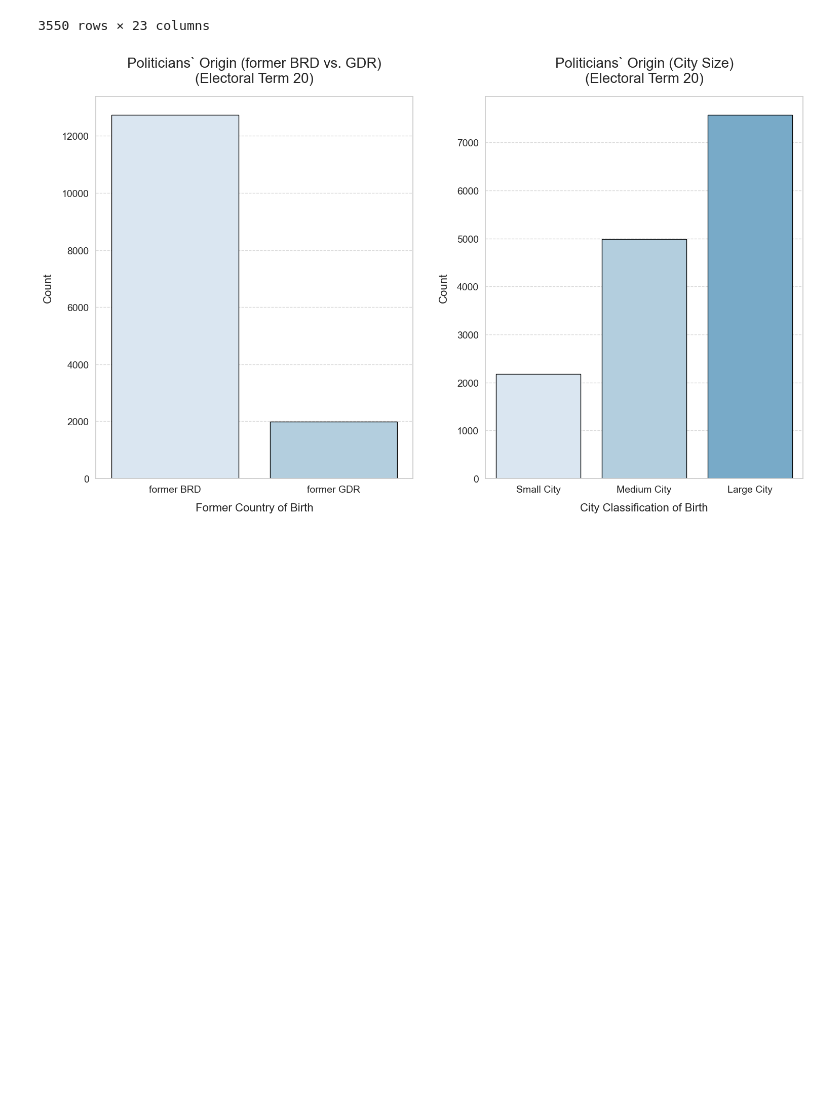
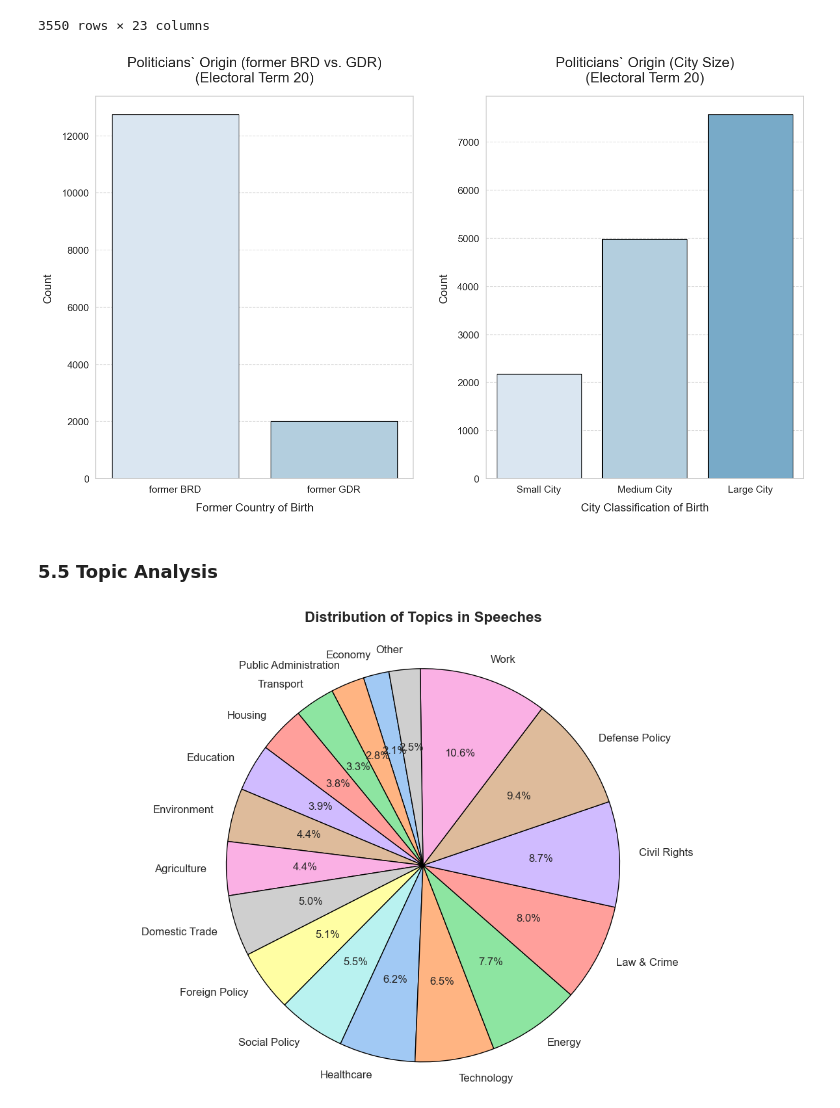
Before and after one commit to committopush/Thesis, a Jupyter notebook: Data_Cleaning_v4.ipynb, the cells around one changed output. Saved outputs shown, nothing was run; the diff lists cells and outputs as text; code cells hidden in the pictures; blank space fills up the shorter version.

Commit message:
Added Topic Analysis in EDA

```diff
--- a/Data_Cleaning_v4.ipynb
+++ b/Data_Cleaning_v4.ipynb
@@ -18,8 +20,7 @@ content_raw = pd.read_pickle('03_final/speech_content.pkl')
 contributions_raw = pd.read_pickle('03_final/contributions_simplified.pkl')
 politicians_raw = pd.read_csv('03_final/politicians.csv')
 factions_raw = pd.read_pickle('03_final/factions.pkl')
-contributions_raw = pd.read_pickle('03_final/contributions_simplified.pkl')
-topics_raw = pd.read_pickle('03_final/dims.pkl')
+topics_raw = pd.read_csv('03_final/speech_content_topics.csv', index_col=0)
 # %%
 content_raw.head()
 # %% [output]
@@ -1500,3 +1630,54 @@ plt.savefig("distribution_former_country_city_classification_electoral_term_20.p
 plt.show()
 # %% [output]
 [figure]
+# %% [markdown]
+### 5.5 Topic Analysis
+# %%
+# Filter out "no topic" and calculate category percentages
+content_df_features_without_no_topic = content_df_features_topic[(content_df_features_topic['main_category'] != 'no topic') & (content_df_features_without_no_topic['electoral_term'] == 20)&(content_df_features_without_no_topic['position_short'] != 'Presidium of Parliament')]
+
+
+# Count the number of speeches in each category
+category_counts = content_df_features_without_no_topic['main_category'].value_counts()
+total_count = category_counts.sum()
+
+# Group categories with less than 2% into "Other"
+threshold = 0.02 * total_count  # Threshold for grouping
+category_counts_grouped = category_counts.copy()
+category_counts_grouped['Other'] = category_counts_grouped[category_counts_grouped < threshold].sum()
+category_counts_grouped = category_counts_grouped[category_counts_grouped >= threshold]
+
+# Place "Other" at the end
+category_counts_grouped = category_counts_grouped.sort_values(ascending=True)
+if 'Other' in category_counts_grouped.index:
+    other_value = category_counts_grouped['Other']
+    category_counts_grouped = category_counts_grouped.drop('Other')
+    category_counts_grouped['Other'] = other_value
+
+# Labels for the pie chart
+labels = category_counts_grouped.index
+
+# Plot the pie chart
+plt.figure(figsize=(12, 8))
+colors = sns.color_palette('pastel', len(category_counts_grouped))  # Use a pastel color palette
+wedges, texts, autotexts = plt.pie(
+    category_counts_grouped,
+    labels=labels,
+    autopct='%1.1f%%',
+    startangle=100,
+    colors=colors,
+    wedgeprops={'edgecolor': 'black'},  # Add black borders for better separation
+    textprops={'fontsize': 12}  # Adjust text size for readability
+)
+
+# Add a title and styling
+plt.title('Distribution of Topics in Speeches', fontsize=16, weight='bold', y=1.05)  # Add more space between the title and the chart
+plt.axis('equal')  # Equal aspect ratio ensures that the pie is drawn as a circle
+plt.tight_layout(rect=[0, 0, 1, 0.95])  # Adjust layout to prevent label/title overlap
+
+# save plot
+plt.savefig('topic_distribution.png', dpi=300)
+# Show the plot
+plt.show()
+# %% [output]
+[figure, added]
```
Also changed, not shown: parts of 14 cells of this notebook.
